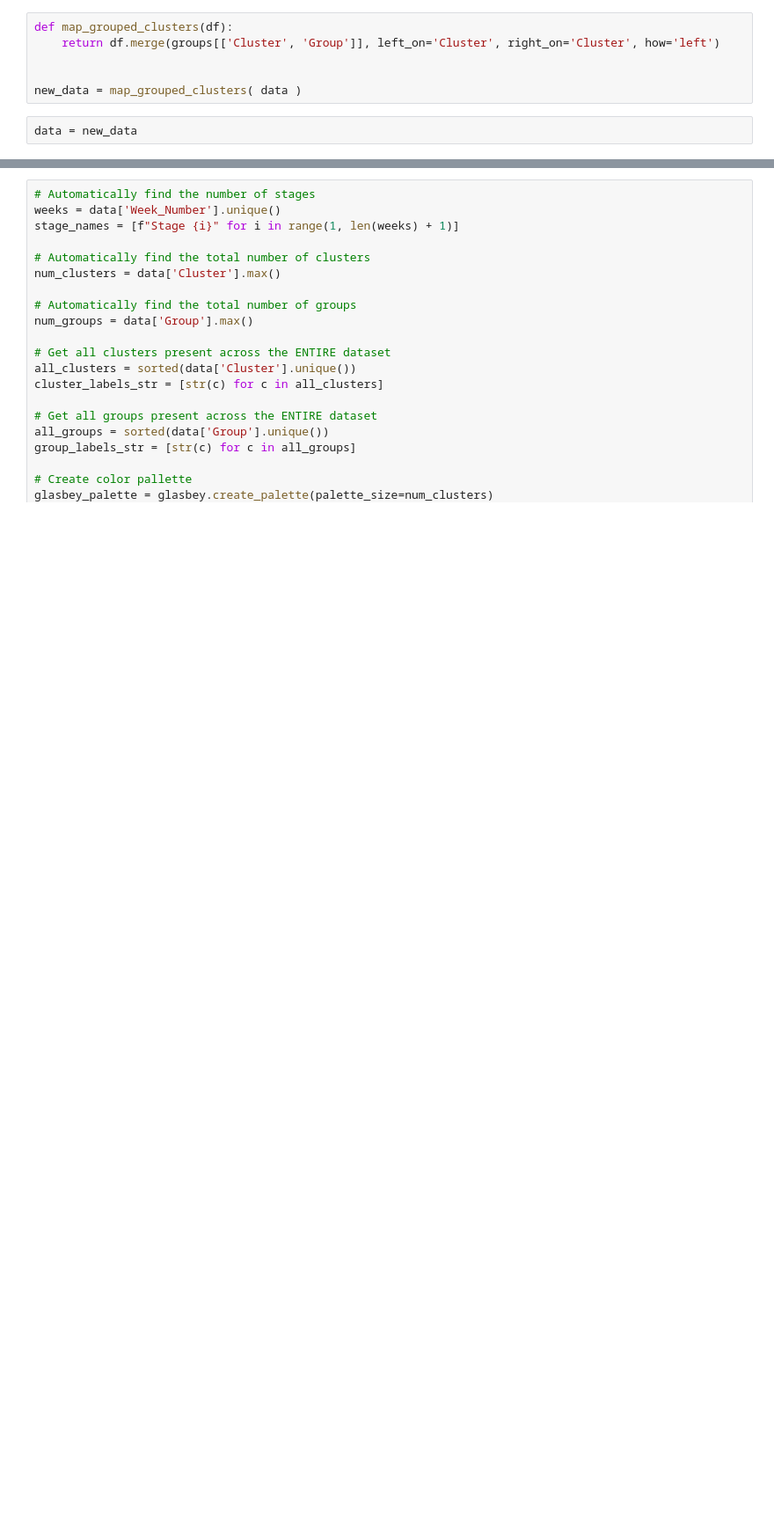
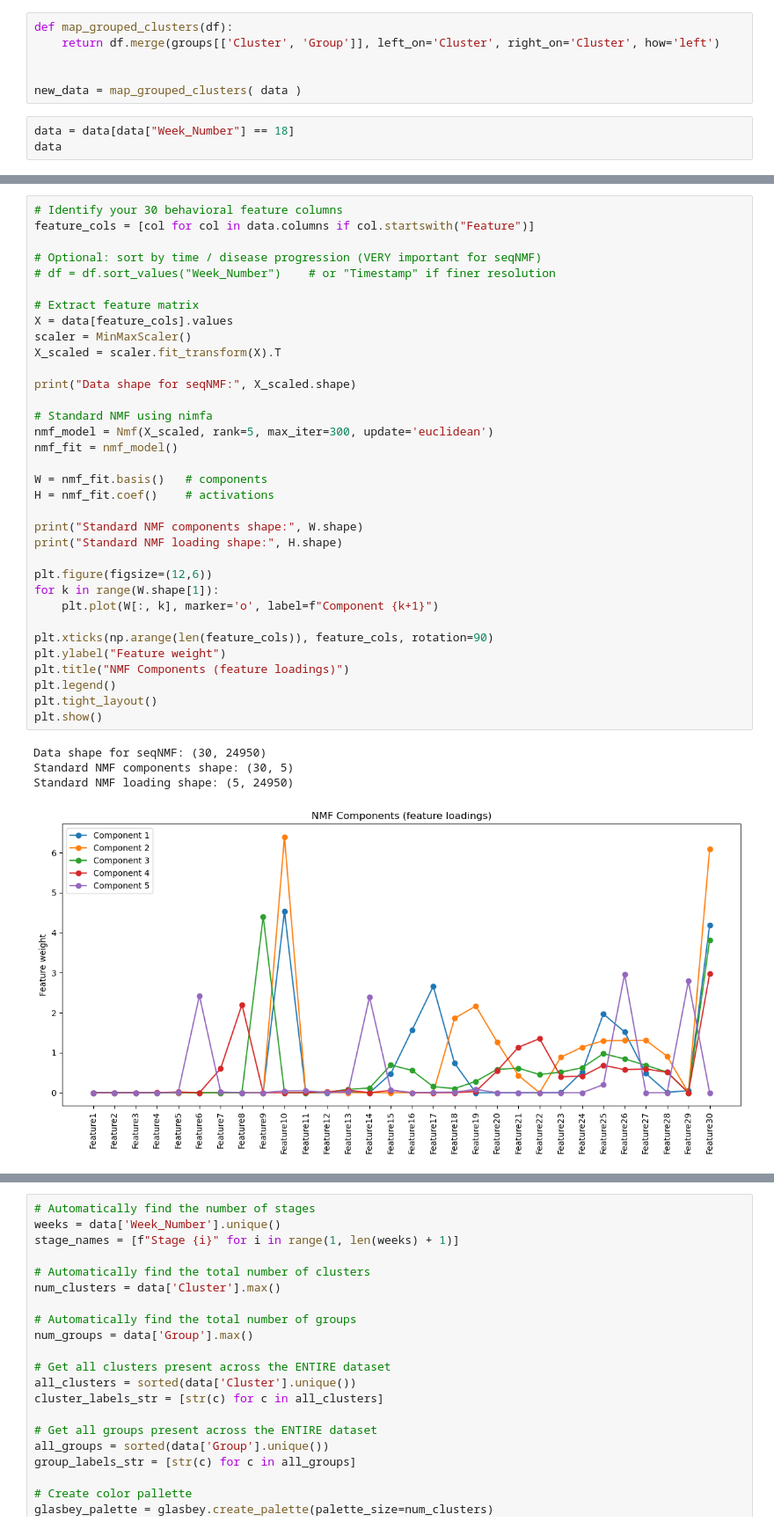
Before and after one commit to Ganglia-Guardian/AccelCluster-Visualizations, a Jupyter notebook: pca.ipynb, the cells around one changed output, grey strips where cells are left out. Shown at 88% size. Saved outputs shown, nothing was run; the diff lists cells and outputs as text; blank space fills up the shorter version.

```diff
--- a/pca.ipynb
+++ b/pca.ipynb
@@ -20,5 +48,6 @@ def map_grouped_clusters(df):
 
 
 new_data = map_grouped_clusters( data )
-# %%
-data = new_data
+# %%
+data = data[data["Week_Number"] == 18]
+data
@@ -24,0 +97,39 @@ data = new_data
+# %%
+# Identify your 30 behavioral feature columns
+feature_cols = [col for col in data.columns if col.startswith("Feature")]
+
+# Optional: sort by time / disease progression (VERY important for seqNMF)
+# df = df.sort_values("Week_Number")    # or "Timestamp" if finer resolution
+
+# Extract feature matrix
+X = data[feature_cols].values
+scaler = MinMaxScaler()
+X_scaled = scaler.fit_transform(X).T
+
+print("Data shape for seqNMF:", X_scaled.shape)
+
+# Standard NMF using nimfa
+nmf_model = Nmf(X_scaled, rank=5, max_iter=300, update='euclidean')
+nmf_fit = nmf_model()
+
+W = nmf_fit.basis()   # components
+H = nmf_fit.coef()    # activations
+
+print("Standard NMF components shape:", W.shape)
+print("Standard NMF loading shape:", H.shape)
+
+plt.figure(figsize=(12,6))
+for k in range(W.shape[1]):
+    plt.plot(W[:, k], marker='o', label=f"Component {k+1}")
+
+plt.xticks(np.arange(len(feature_cols)), feature_cols, rotation=90)
+plt.ylabel("Feature weight")
+plt.title("NMF Components (feature loadings)")
+plt.legend()
+plt.tight_layout()
+plt.show()
+# %% [output]
+Data shape for seqNMF: (30, 24950)
+Standard NMF components shape: (30, 5)
+Standard NMF loading shape: (5, 24950)
+[figure, added]
```
Also changed, not shown: parts of 15 cells of this notebook.
